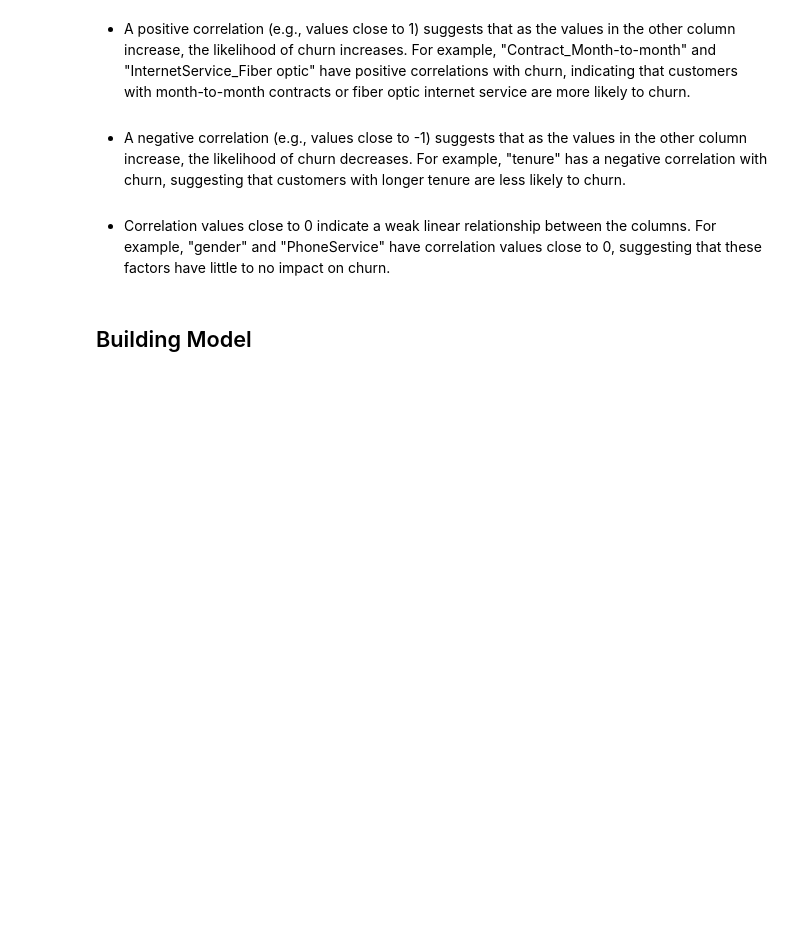
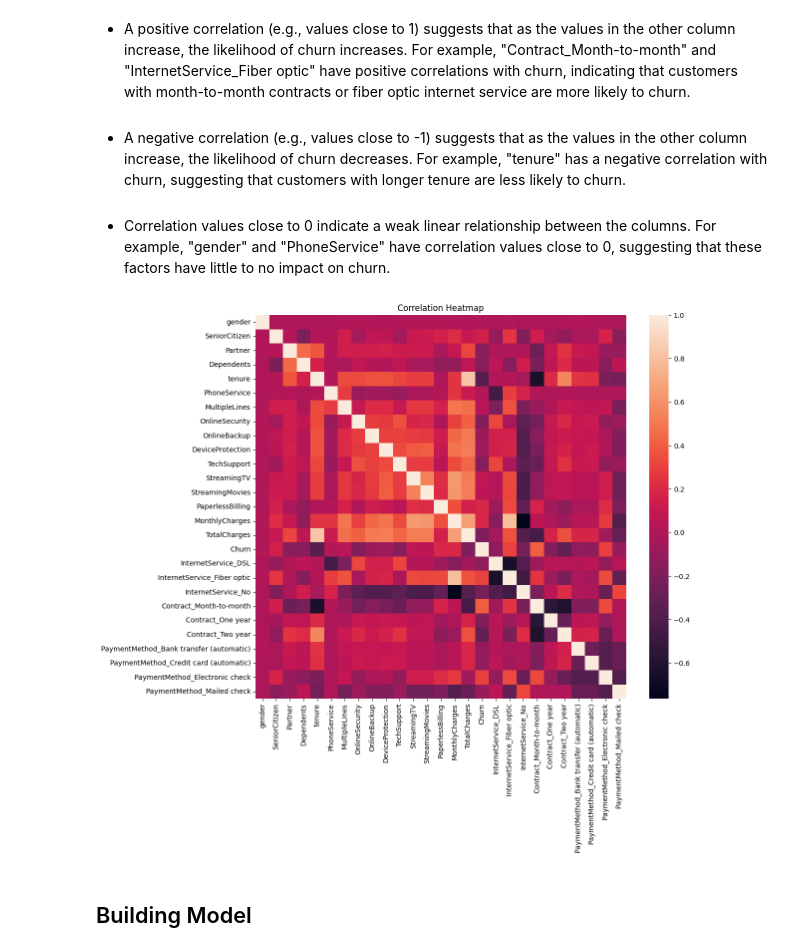
Before and after one commit to fudge-fantastic/Machine-Learning, a Jupyter notebook: Customer_Churn/Customer_Churn_LogisticRegression.ipynb, the cells around one changed output. Drawn from its saved outputs; the diff is of its cells as text; code cells hidden in the pictures; blank space fills up the shorter version.

```diff
--- a/Customer_Churn/Customer_Churn_LogisticRegression.ipynb
+++ b/Customer_Churn/Customer_Churn_LogisticRegression.ipynb
@@ -324,6 +322,14 @@ Name: Churn, dtype: float64
 - A negative correlation (e.g., values close to -1) suggests that as the values in the other column increase, the likelihood of churn decreases. For example, "tenure" has a negative correlation with churn, suggesting that customers with longer tenure are less likely to churn.
 <br><br>
 - Correlation values close to 0 indicate a weak linear relationship between the columns. For example, "gender" and "PhoneService" have correlation values close to 0, suggesting that these factors have little to no impact on churn.
+# %%
+corr_matrix = cc1.corr()
+plt.figure(figsize=(12, 10))
+sns.heatmap(corr_matrix)
+plt.title('Correlation Heatmap')
+plt.show()
+# %% [output]
+[figure, added]
 # %% [markdown]
 ## Building Model
 # %%
```
Also changed, not shown: parts of 7 cells of this notebook.
